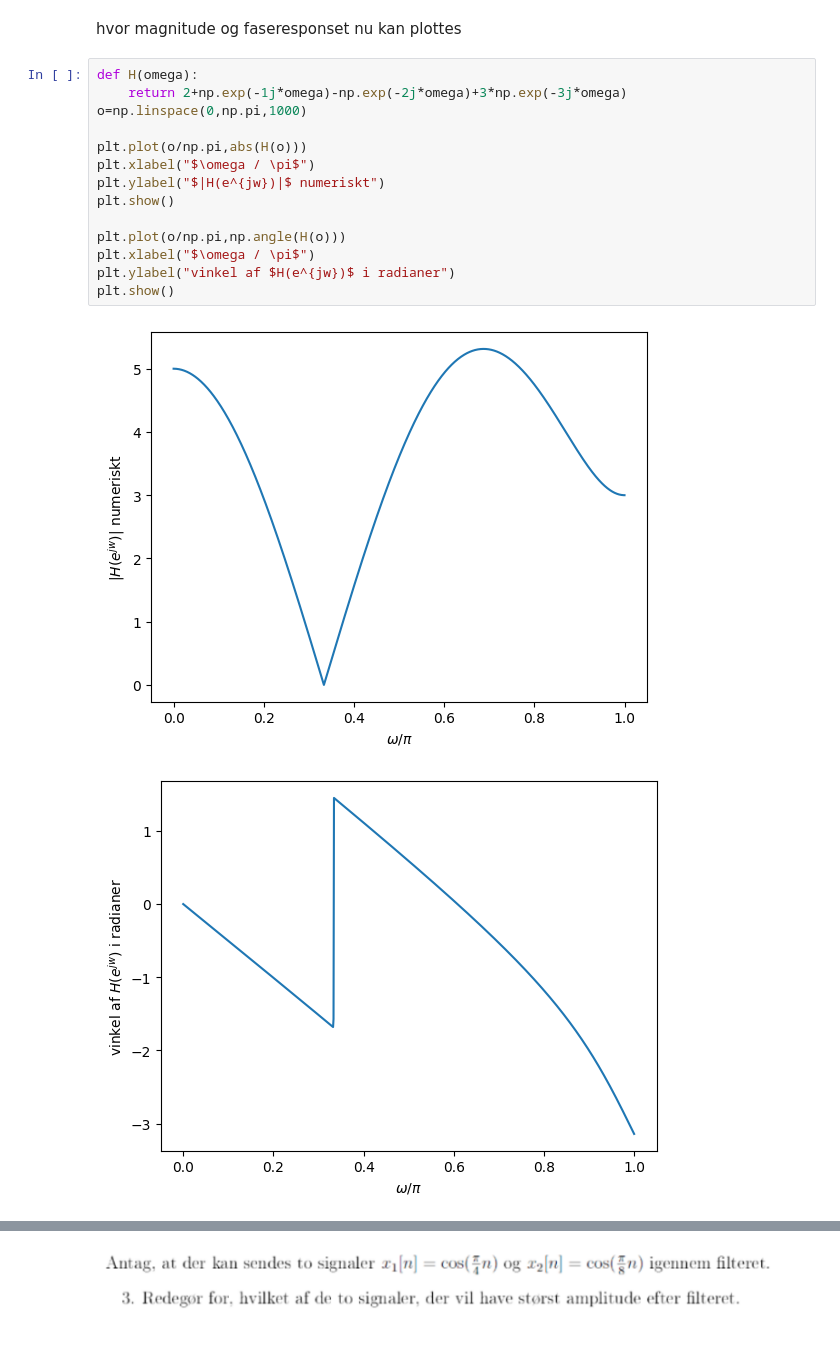
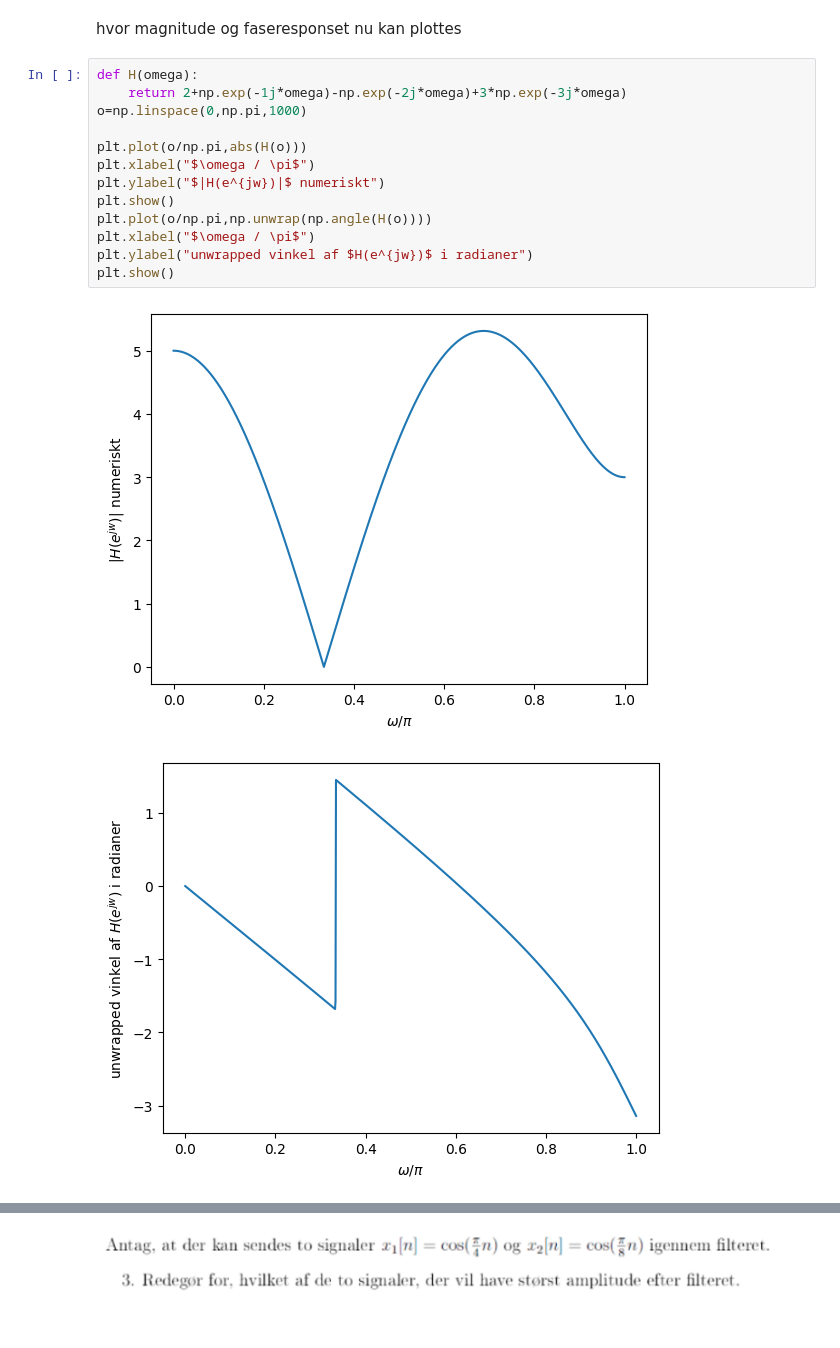
Before and after one commit to Teun0n/DTSP_notes, a Jupyter notebook: 2023_eksamen.ipynb, the cells around one changed output, grey strips where cells are left out. Drawn from its saved outputs; the diff is of its cells as text.

```diff
--- a/2023_eksamen.ipynb
+++ b/2023_eksamen.ipynb
@@ -88,18 +88,17 @@ hvor magnitude og faseresponset nu kan plottes
 # %%
 def H(omega):
     return 2+np.exp(-1j*omega)-np.exp(-2j*omega)+3*np.exp(-3j*omega)
 o=np.linspace(0,np.pi,1000)
 
 plt.plot(o/np.pi,abs(H(o)))
 plt.xlabel("$\omega / \pi$")
 plt.ylabel("$|H(e^{jw})|$ numeriskt")
 plt.show()
-
-plt.plot(o/np.pi,np.angle(H(o)))
+plt.plot(o/np.pi,np.unwrap(np.angle(H(o))))
 plt.xlabel("$\omega / \pi$")
-plt.ylabel("vinkel af $H(e^{jw})$ i radianer")
+plt.ylabel("unwrapped vinkel af $H(e^{jw})$ i radianer")
 plt.show()
 # %% [output]
 [figure]
-[figure, old version]
+[figure, new version]
 # %% [markdown]
```
Also changed, not shown: parts of 44 cells of this notebook.
